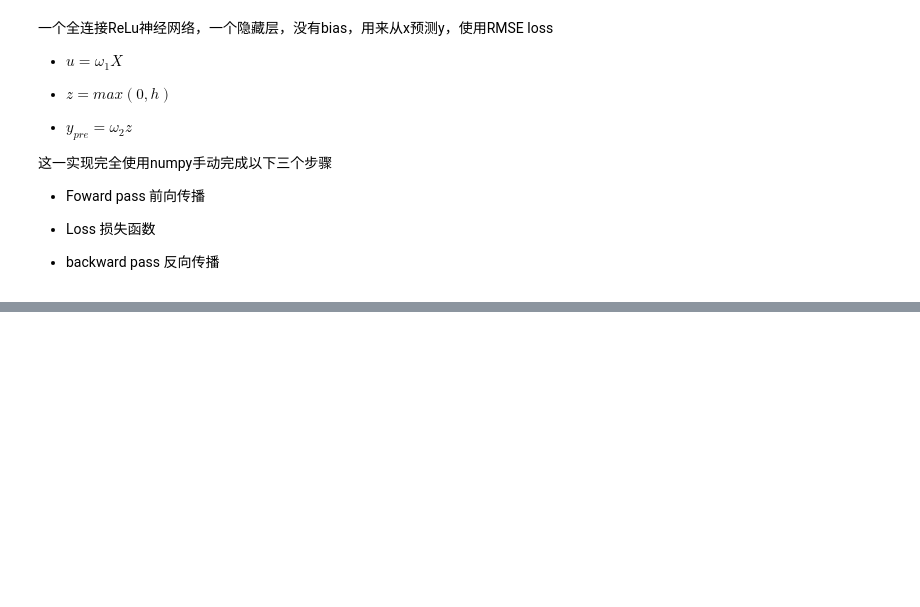
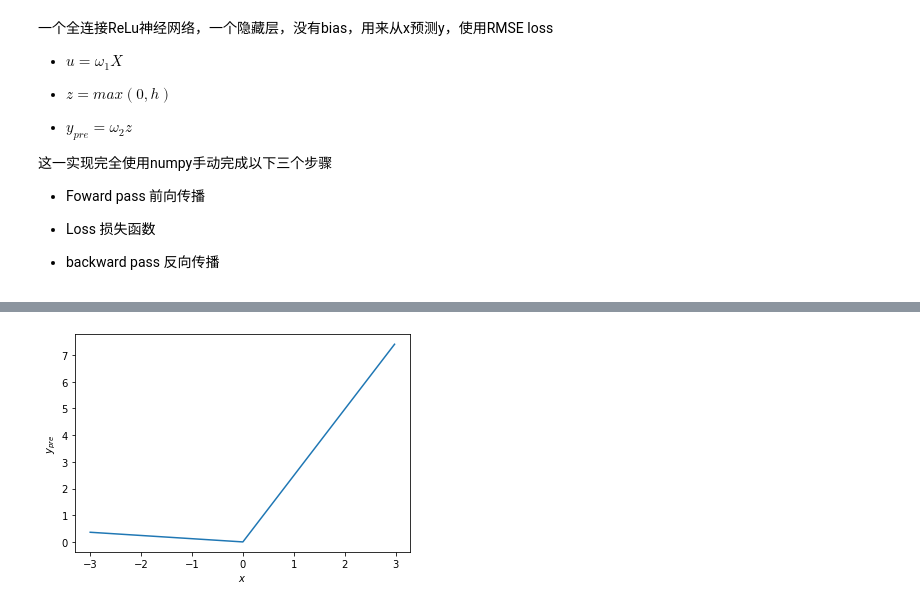
Before and after one commit to HonorWithPupils/Pattern-Recognition-Coursework, a Jupyter notebook: BPNN.ipynb, the cells around one changed output, grey strips where cells are left out. Cells and saved outputs as stored; diff of their text form; code cells hidden in the pictures; blank space fills up the shorter version.

```diff
--- a/BPNN.ipynb
+++ b/BPNN.ipynb
@@ -144,0 +156,7 @@ plt.ylabel('Loss');
+# %%
+fig = plt.figure()
+plt.plot(x[:, 2], y_pre)
+plt.xlabel("$x$")
+plt.ylabel("$y_{pre}$");
+# %% [output]
+[figure, added]
```
Also changed, not shown: parts of 5 cells of this notebook, 12 other files.
